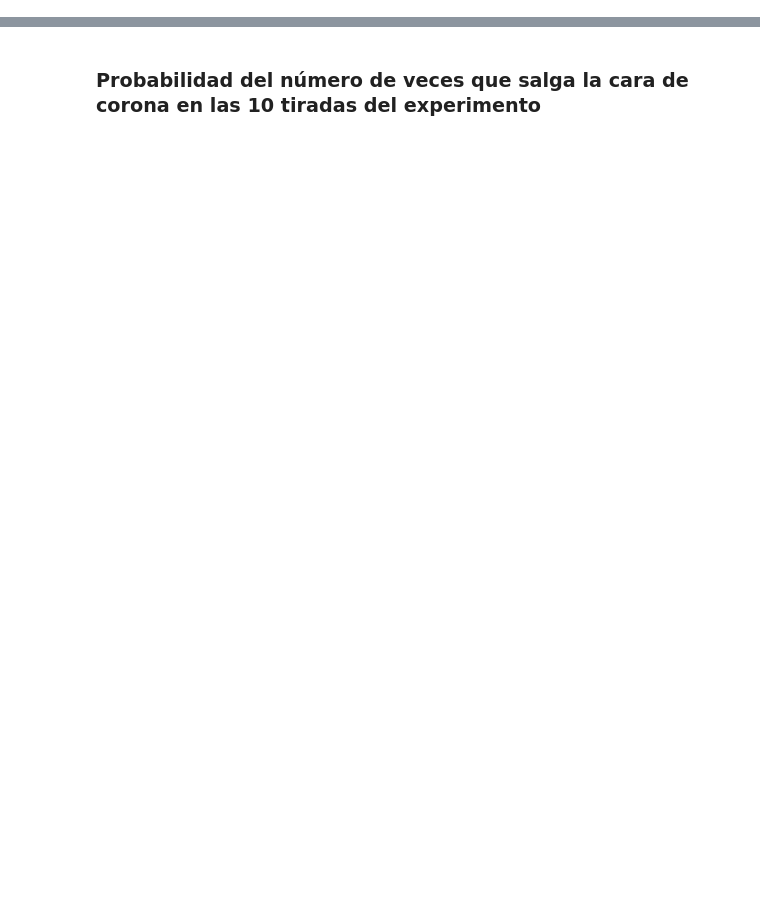
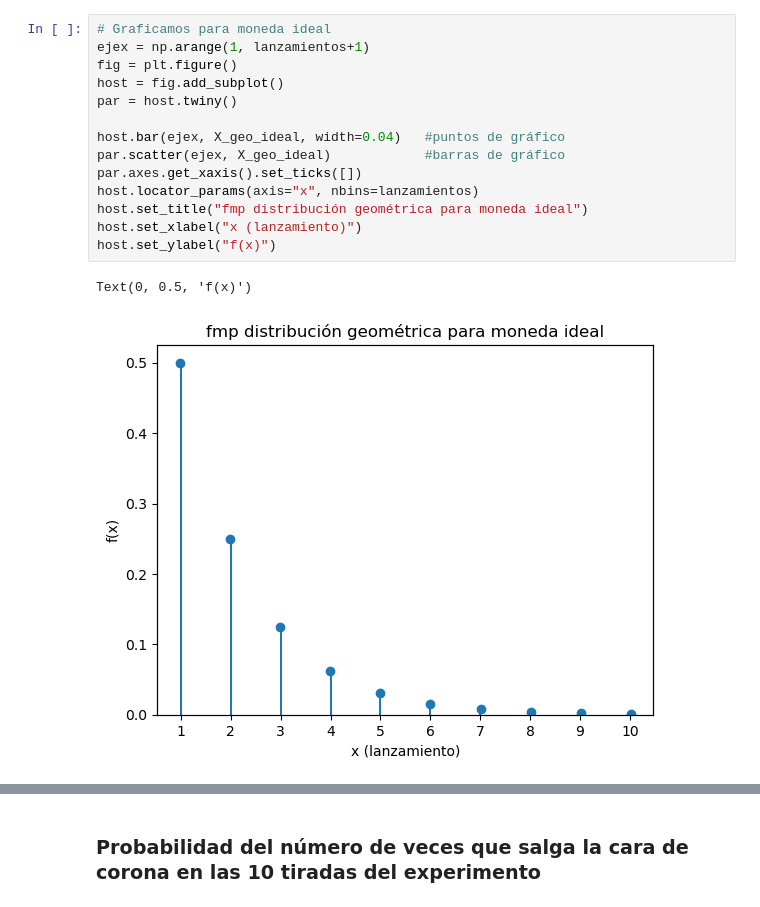
Before and after one commit to Felipe-V13/Probabilidad_proyecto_2, a Jupyter notebook: proyecto_2.ipynb, the cells around one changed output, grey strips where cells are left out. Drawn from its saved outputs; the diff is of its cells as text; blank space fills up the shorter version.

```diff
--- a/proyecto_2.ipynb
+++ b/proyecto_2.ipynb
@@ -0,0 +71,17 @@
+# %%
+# Graficamos para moneda ideal
+ejex = np.arange(1, lanzamientos+1)
+fig = plt.figure()
+host = fig.add_subplot()
+par = host.twiny()
+
+host.bar(ejex, X_geo_ideal, width=0.04)   #puntos de gráfico
+par.scatter(ejex, X_geo_ideal)            #barras de gráfico
+par.axes.get_xaxis().set_ticks([])
+host.locator_params(axis="x", nbins=lanzamientos)
+host.set_title("fmp distribución geométrica para moneda ideal")
+host.set_xlabel("x (lanzamiento)")
+host.set_ylabel("f(x)")
+# %% [output]
+Text(0, 0.5, 'f(x)')
+[figure, added]
```
Also changed, not shown: parts of 4 cells of this notebook.
